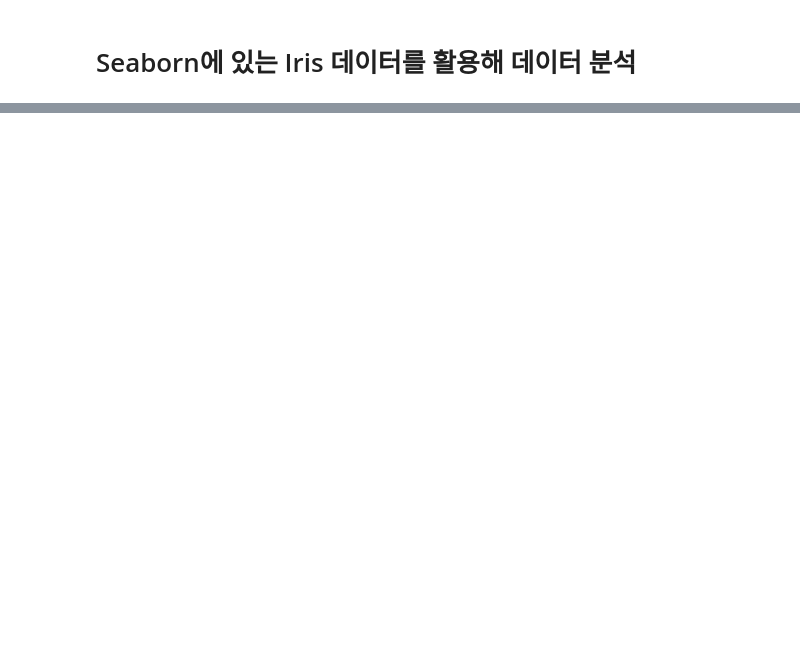
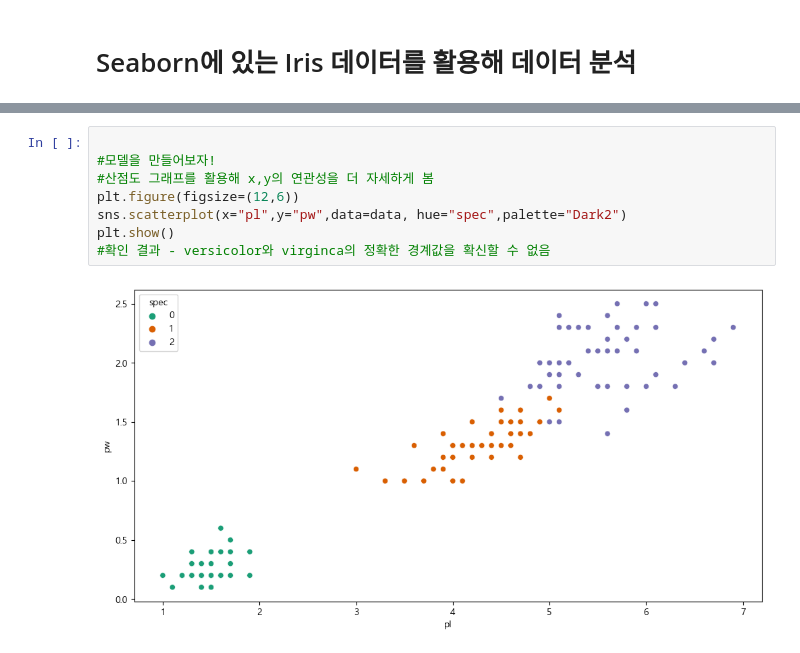
Before and after one commit to jwjb1020/jwj_python, a Jupyter notebook: iris/iris1.ipynb, the cells around one changed output, grey strips where cells are left out. Drawn from its saved outputs; the diff is of its cells as text; blank space fills up the shorter version.

```diff
--- a/iris/iris1.ipynb
+++ b/iris/iris1.ipynb
@@ -66,0 +104,10 @@ memory usage: 6.0+ KB
+# %%
+
+#모델을 만들어보자!
+#산점도 그래프를 활용해 x,y의 연관성을 더 자세하게 봄
+plt.figure(figsize=(12,6))
+sns.scatterplot(x="pl",y="pw",data=data, hue="spec",palette="Dark2")
+plt.show()
+#확인 결과 - versicolor와 virginca의 정확한 경계값을 확신할 수 없음
+# %% [output]
+[figure, added]
```
Also changed, not shown: parts of 13 cells of this notebook, 1 other file.
